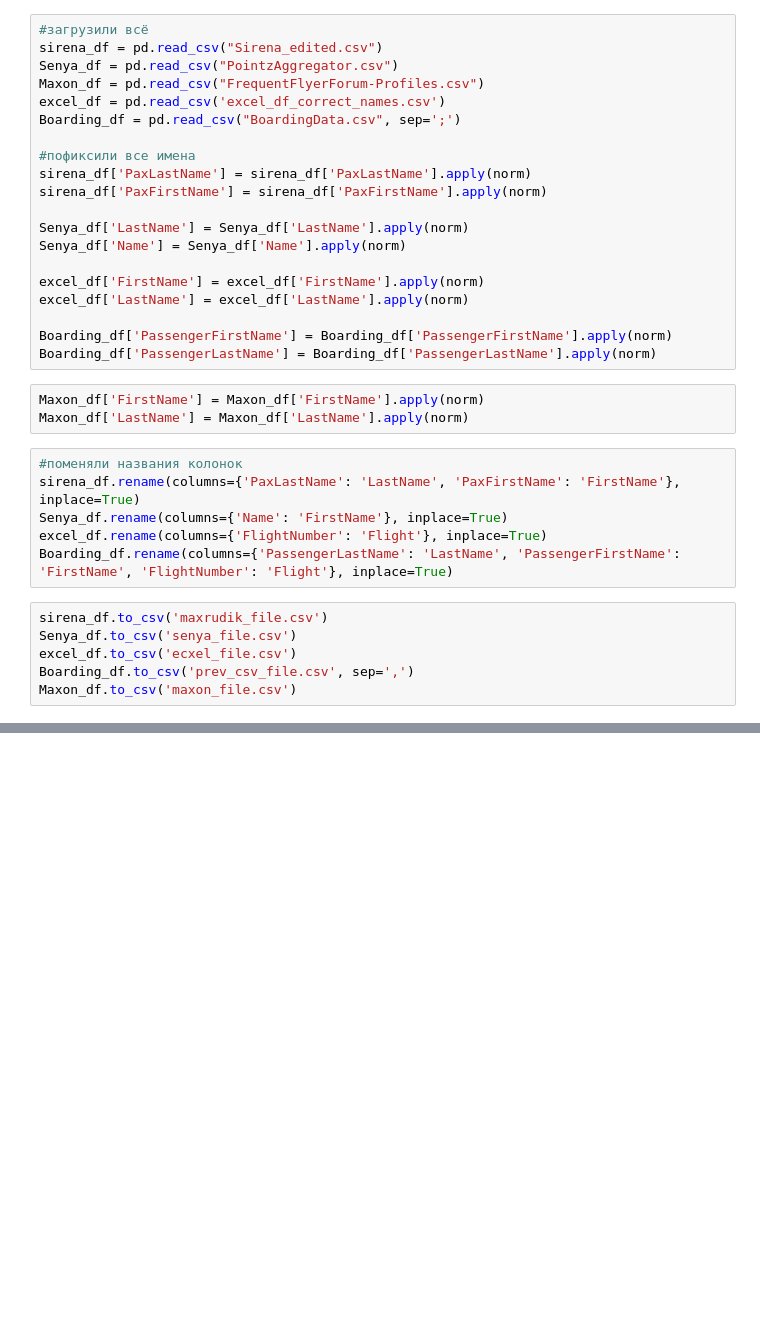
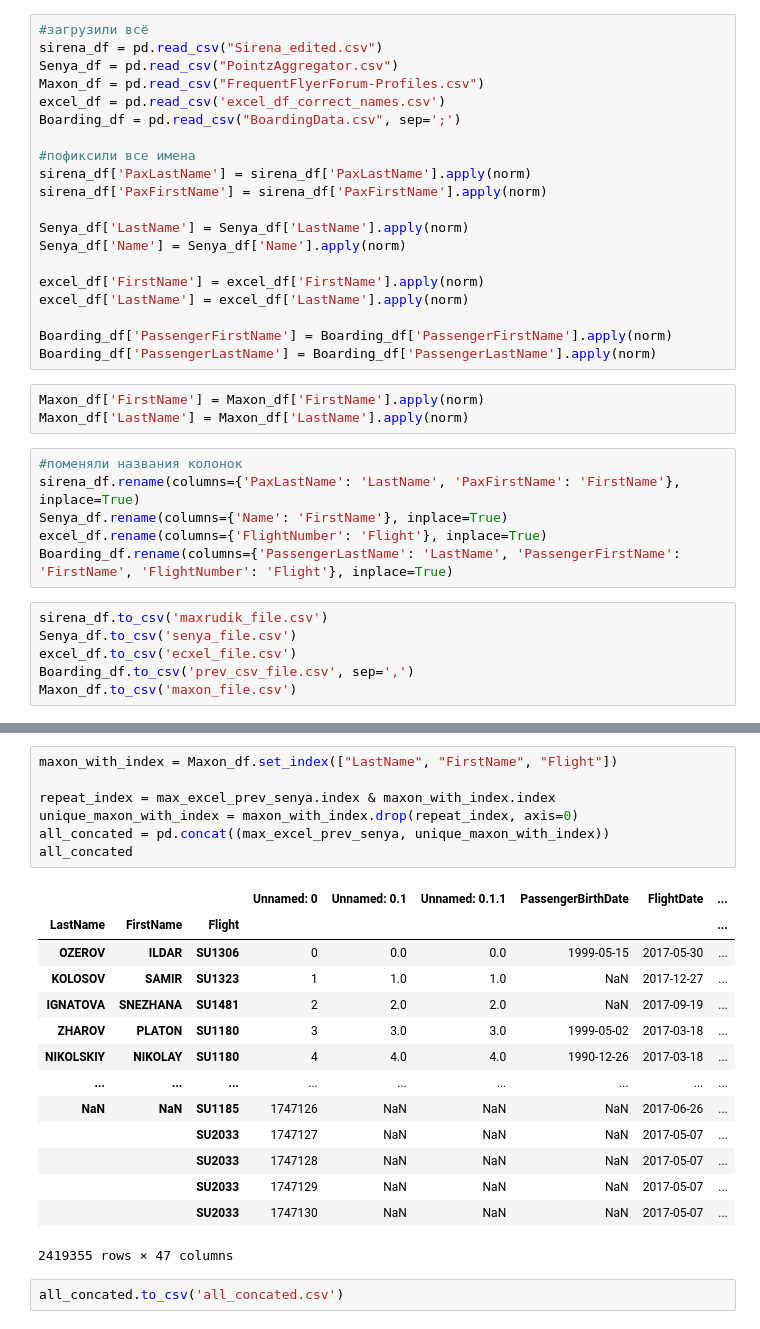
Before and after one commit to MaximAndryushin/data-science-bhw, a Jupyter notebook: main.ipynb, the cells around one changed output, grey strips where cells are left out. Cells and saved outputs as stored; diff of their text form; blank space fills up the shorter version.

```diff
--- a/main.ipynb
+++ b/main.ipynb
@@ -265,0 +378,24 @@ Boarding_df.head(20)
+# %%
+maxon_with_index = Maxon_df.set_index(["LastName", "FirstName", "Flight"])
+
+repeat_index = max_excel_prev_senya.index & maxon_with_index.index
+unique_maxon_with_index = maxon_with_index.drop(repeat_index, axis=0)
+all_concated = pd.concat((max_excel_prev_senya, unique_maxon_with_index))
+all_concated
+# %% [output]
+|  |  |  | Unnamed: 0 | Unnamed: 0.1 | Unnamed: 0.1.1 | PassengerBirthDate | FlightDate | ... |
+| LastName | FirstName | Flight |  |  |  |  |  | ... |
+| OZEROV | ILDAR | SU1306 | 0 | 0.0 | 0.0 | 1999-05-15 | 2017-05-30 | ... |
+| KOLOSOV | SAMIR | SU1323 | 1 | 1.0 | 1.0 | NaN | 2017-12-27 | ... |
+| IGNATOVA | SNEZHANA | SU1481 | 2 | 2.0 | 2.0 | NaN | 2017-09-19 | ... |
+| ZHAROV | PLATON | SU1180 | 3 | 3.0 | 3.0 | 1999-05-02 | 2017-03-18 | ... |
+| NIKOLSKIY | NIKOLAY | SU1180 | 4 | 4.0 | 4.0 | 1990-12-26 | 2017-03-18 | ... |
+| ... | ... | ... | ... | ... | ... | ... | ... | ... |
+| NaN | NaN | SU1185 | 1747126 | NaN | NaN | NaN | 2017-06-26 | ... |
+|  |  | SU2033 | 1747127 | NaN | NaN | NaN | 2017-05-07 | ... |
+|  |  | SU2033 | 1747128 | NaN | NaN | NaN | 2017-05-07 | ... |
+|  |  | SU2033 | 1747129 | NaN | NaN | NaN | 2017-05-07 | ... |
+|  |  | SU2033 | 1747130 | NaN | NaN | NaN | 2017-05-07 | ... |
+2419355 rows × 47 columns
+# %%
+all_concated.to_csv('all_concated.csv')
```
Also changed, not shown: parts of 33 cells of this notebook.
